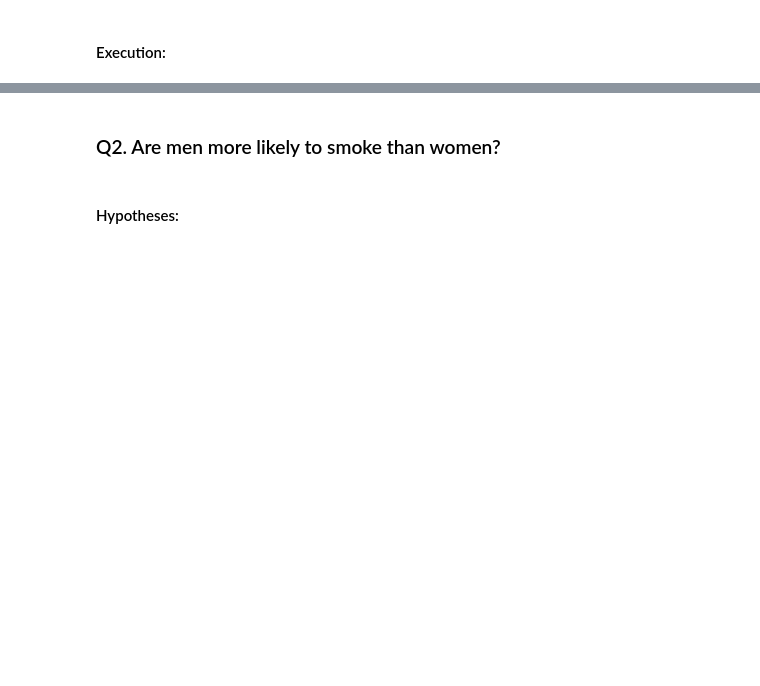
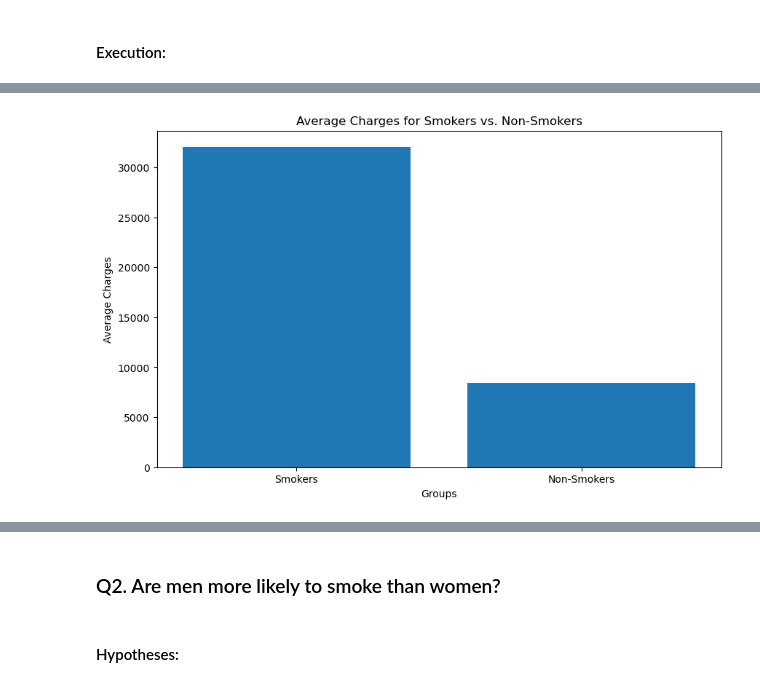
Before and after one commit to uday-routhu/week10.2, a Jupyter notebook: Hypothesis Testing with Insurance Data.ipynb, the cells around one changed output, grey strips where cells are left out. Drawn from its saved outputs; the diff is of its cells as text; code cells hidden in the pictures; blank space fills up the shorter version.

```diff
--- a/Hypothesis Testing with Insurance Data.ipynb
+++ b/Hypothesis Testing with Insurance Data.ipynb
@@ -110,0 +67,6 @@ In summary, based on this analysis, it appears that being a smoker is associated
+# %%
+# Separate charges for smokers and non-smokers
+df['charges_smokers'] = df[df['smoker'] == 'yes']['charges']
+df['charges_non_smokers'] = df[df['smoker'] == 'no']['charges']
+
+df
@@ -110,0 +87,12 @@ In summary, based on this analysis, it appears that being a smoker is associated
+# %%
+# Separate the column of interest based on the groups
+charges_smokers_df = df[['charges', 'charges_smokers']].dropna()
+charges_non_smokers_df = df[['charges', 'charges_non_smokers']].dropna()
+
+# Calculate the number of rows in each group
+num_charges_smokers = len(charges_smokers_df)
+num_charges_non_smokers = len(charges_non_smokers_df)
+
+# Print the number of rows in each group
+print(f"There are {num_charges_smokers} rows in the 'charges_smokers' group.")
+print(f"There are {num_charges_non_smokers} rows in the 'charges_non_smokers' group.")
@@ -110,0 +104,4 @@ In summary, based on this analysis, it appears that being a smoker is associated
+# %%
+## concatenate the two dataframes for visualziation.
+plot_df = pd.concat([charges_smokers_df, charges_non_smokers_df], axis=0)
+plot_df
@@ -110,0 +122,10 @@ In summary, based on this analysis, it appears that being a smoker is associated
+# %%
+# Create a bar chart
+plt.figure(figsize=(10, 6))  # Adjust the figure size as needed
+plt.bar(['Smokers', 'Non-Smokers'], [plot_df['charges_smokers'].mean(), plot_df['charges_non_smokers'].mean()])
+plt.title('Average Charges for Smokers vs. Non-Smokers')
+plt.xlabel('Groups')
+plt.ylabel('Average Charges')
+plt.show()
+# %% [output]
+[figure, added]
```
Also changed, not shown: parts of 50 cells of this notebook.
